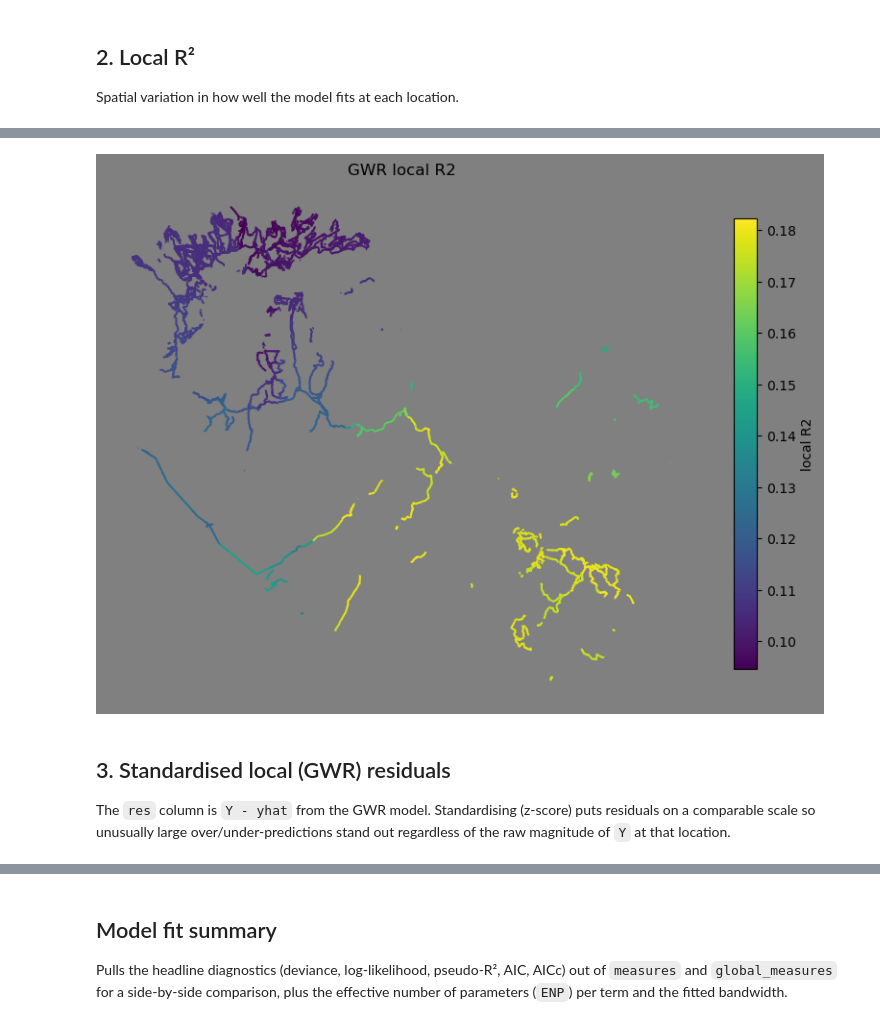
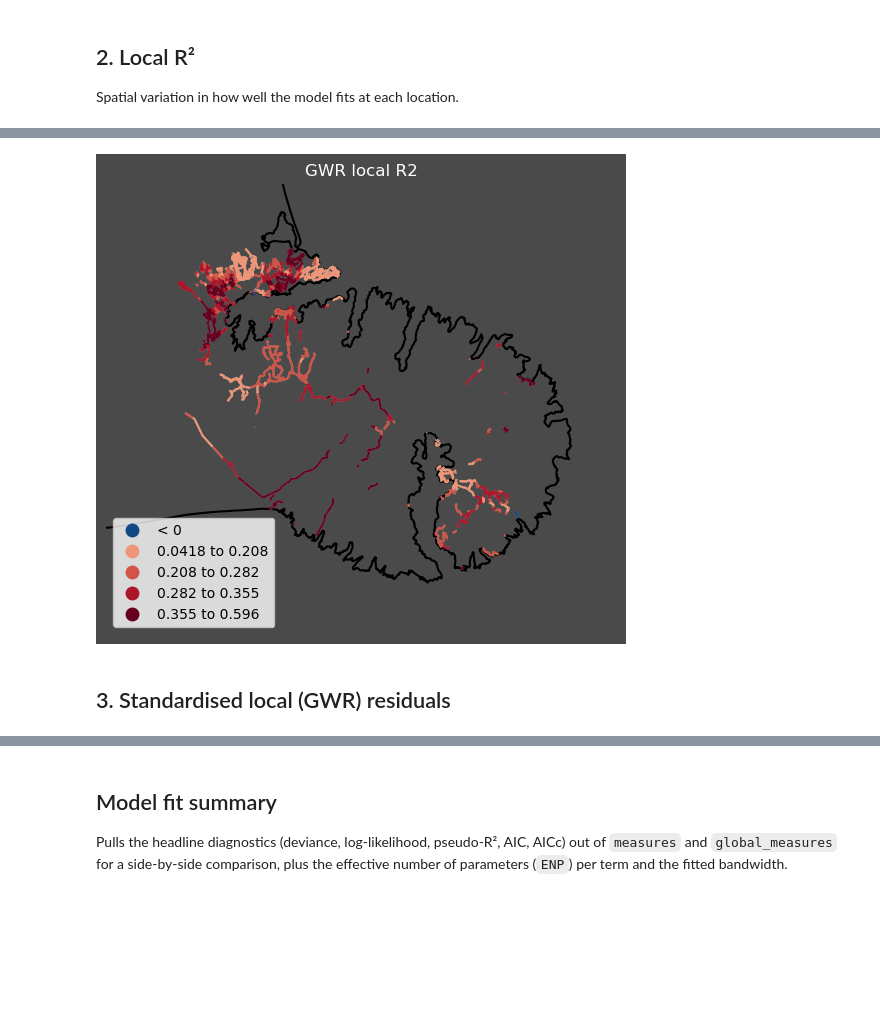
Before and after one commit to MaxwellBusby/banks-peninsula-organic-data-processing, a Jupyter notebook: gwr_diagnostics.ipynb, the cells around one changed output, grey strips where cells are left out. Saved outputs shown, nothing was run; the diff lists cells and outputs as text; code cells hidden in the pictures; blank space fills up the shorter version.

```diff
--- a/gwr_diagnostics.ipynb
+++ b/gwr_diagnostics.ipynb
@@ -39,7 +29,23 @@ EXCLUDE_FROM_COEF_PLOTS = []   # e.g. ["b_alpha"] if you don't want the dispersi
 ## Load data
 # %%
 gdf = gpd.read_file(GPKG_PATH)
+border = gpd.read_file(BORDER_PATH).to_crs(gdf.crs)
+
+
+def plot_border_under(ax):
+    border.plot(ax=ax, color="black", linewidth=1.5, zorder=1)
+
+
+def zoom_to_data(ax, padding=0.2):
+    min_x, min_y, max_x, max_y = gdf.total_bounds
+    width = max_x - min_x
+    height = max_y - min_y
+    ax.set_xlim(min_x - padding * width, max_x + padding * width)
+    ax.set_ylim(min_y - padding * height, max_y + padding * height)
+
+
 print(f"Loaded {len(gdf)} rows, CRS: {gdf.crs}")
+print(f"Loaded area border with {len(border)} feature(s)")
 gdf.head()
 # %% [output]
 Loaded 5130 rows, CRS: EPSG:2193
@@ -245,21 +329,53 @@ max         0.182284
 Name: _local_r2, dtype: float64
 # %%
-fig, ax = plt.subplots(figsize=(8, 7))
-gdf.plot(
-    column="_local_r2", ax=ax, cmap="viridis",
-    markersize=10, legend=True,
-    legend_kwds={"shrink": 0.7, "label": "local R2"},
+from matplotlib.colors import ListedColormap
+
+fig, ax = plt.subplots(figsize=(10, 5), facecolor="#4a4a4a")
+ax.set_facecolor("#4a4a4a")
+
+local_r2_values = gdf["_local_r2"].astype(float)
+non_negative = local_r2_values[local_r2_values >= 0].dropna()
+
+grouped = pd.Series(np.nan, index=gdf.index, dtype=object)
+grouped.loc[local_r2_values < 0] = "< 0"
+positive_labels = []
+if len(non_negative):
+    positive_ranks = non_negative.rank(method="first")
+    positive_groups = pd.qcut(positive_ranks, q=4, labels=False).astype(int)
+    for group in range(4):
+        group_values = non_negative[positive_groups == group]
+        label = f"{group_values.min():.3g} to {group_values.max():.3g}"
+        positive_labels.append(label)
+        grouped.loc[group_values.index] = label
+
+class_labels = ["< 0"] + positive_labels
+grouped = pd.Categorical(grouped, categories=class_labels, ordered=True)
+
+plot_border_under(ax)
+gdf.plot(ax=ax, color="#8c8c8c", markersize=10, zorder=2)
+redblue_cmap = plt.get_cmap("RdBu_r")
+redblue_colors = np.vstack([
+    redblue_cmap(0.05),
+    redblue_cmap(np.linspace(0.72, 1.0, len(class_labels) - 1)),
+])
+gdf.assign(_local_r2_group=grouped).plot(
+    column="_local_r2_group",
+    ax=ax,
+    cmap=ListedColormap(redblue_colors),
+    categorical=True,
+    markersize=10,
+    legend=True,
+    legend_kwds={"loc": "lower left"},
+    zorder=3,
 )
-ax.set_title("GWR local R2")
+zoom_to_data(ax)
+
+ax.set_title("GWR local R2", color="white")
 ax.set_axis_off()
-plt.tight_layout()
+fig.tight_layout()
 plt.show()
 # %% [output]
-[figure, old version]
+[figure, new version]
 # %% [markdown]
 ## 3. Standardised local (GWR) residuals
-
-The `res` column is `Y - yhat` from the GWR model. Standardising (z-score) puts residuals on a
-comparable scale so unusually large over/under-predictions stand out regardless of the raw
-magnitude of `Y` at that location.
 # %%
```
Also changed, not shown: parts of 20 cells of this notebook, 10 other files.
